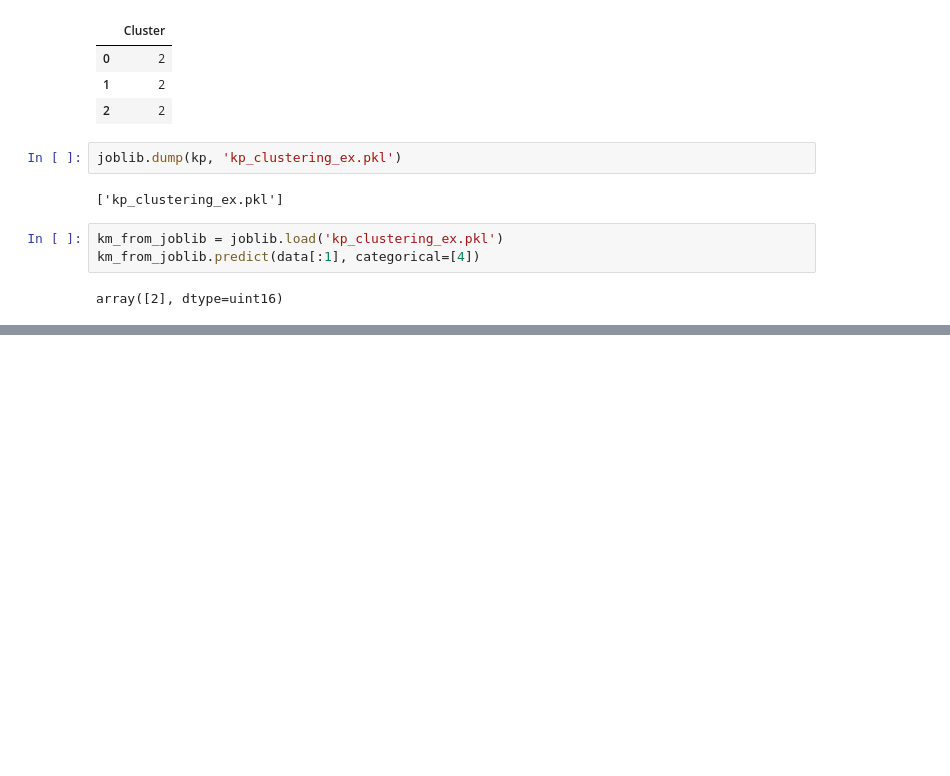
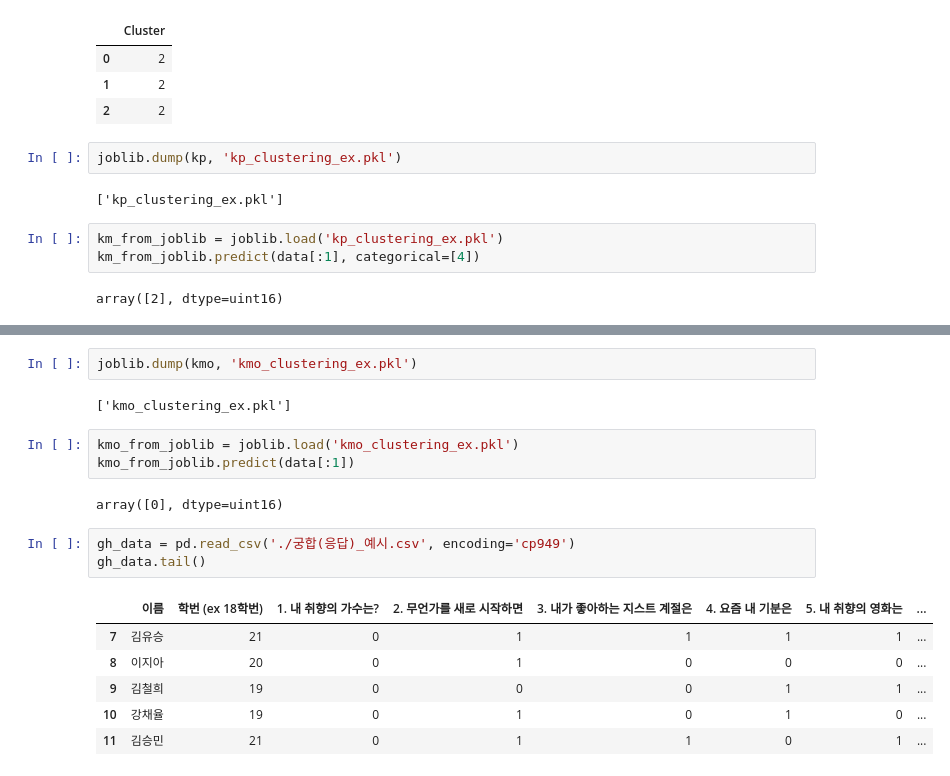
Before and after one commit to KevinTheRainmaker/ML_DL_Basics, a Jupyter notebook: Basic_Skills/Scikt_learn_serving_tutorial.ipynb, the cells around one changed output, grey strips where cells are left out. Saved outputs shown, nothing was run; the diff lists cells and outputs as text; blank space fills up the shorter version.

Commit message:
feat: data example

```diff
--- a/Basic_Skills/Scikt_learn_serving_tutorial.ipynb
+++ b/Basic_Skills/Scikt_learn_serving_tutorial.ipynb
@@ -198,0 +227,19 @@ array([2], dtype=uint16)
+# %%
+joblib.dump(kmo, 'kmo_clustering_ex.pkl')
+# %% [output]
+['kmo_clustering_ex.pkl']
+# %%
+kmo_from_joblib = joblib.load('kmo_clustering_ex.pkl')
+kmo_from_joblib.predict(data[:1])
+# %% [output]
+array([0], dtype=uint16)
+# %%
+gh_data = pd.read_csv('./궁합(응답)_예시.csv', encoding='cp949')
+gh_data.tail()
+# %% [output]
+|  | 이름 | 학번 (ex 18학번) | 1. 내 취향의 가수는? | 2. 무언가를 새로 시작하면 | 3. 내가 좋아하는 지스트 계절은 | 4. 요즘 내 기분은 | 5. 내 취향의 영화는 | ... |
+| 7 | 김유승 | 21 | 0 | 1 | 1 | 1 | 1 | ... |
+| 8 | 이지아 | 20 | 0 | 1 | 0 | 0 | 0 | ... |
+| 9 | 김철희 | 19 | 0 | 0 | 0 | 1 | 1 | ... |
+| 10 | 강채율 | 19 | 0 | 1 | 0 | 1 | 0 | ... |
+| 11 | 김승민 | 21 | 0 | 1 | 1 | 0 | 1 | ... |
```
Also changed, not shown: parts of 10 cells of this notebook.
